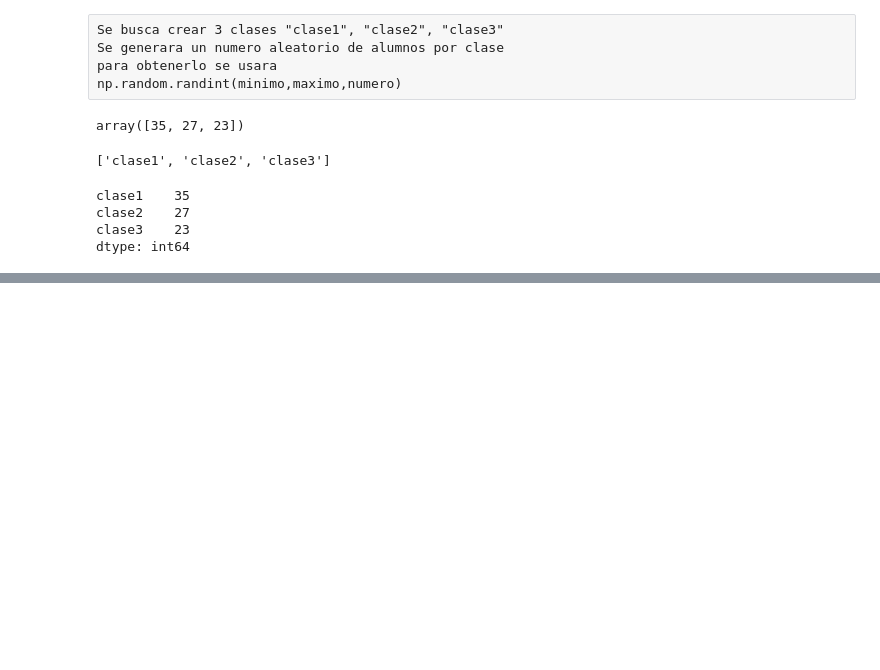
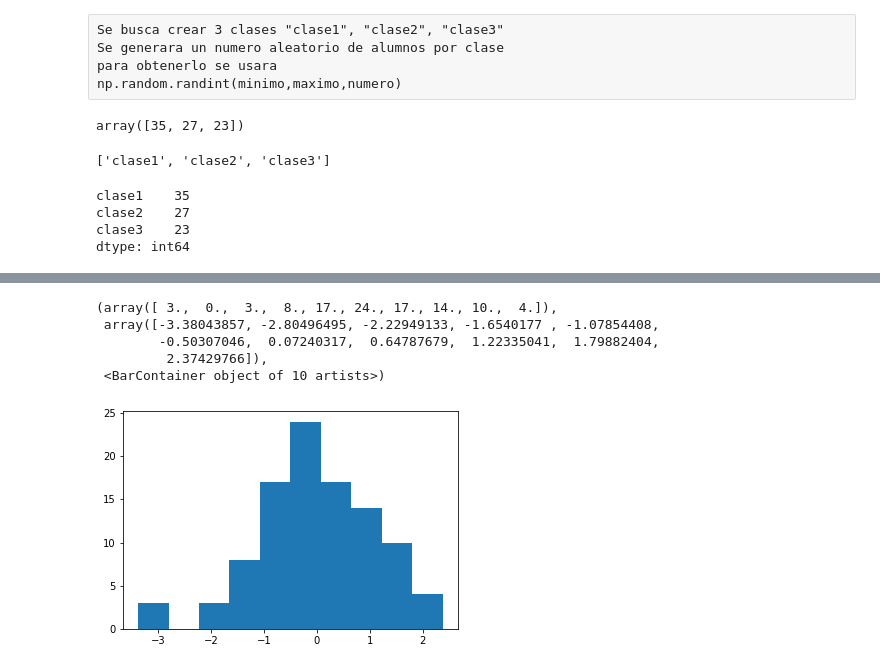
Before and after one commit to Jack21Ace/Cursos-Python, a Jupyter notebook: Pandas_Dataframe.ipynb, the cells around one changed output, grey strips where cells are left out. Cells and saved outputs as stored; diff of their text form; code cells hidden in the pictures; blank space fills up the shorter version.

```diff
--- a/Pandas_Dataframe.ipynb
+++ b/Pandas_Dataframe.ipynb
@@ -648,0 +1431,3 @@ serie['clase']
+# %%
+datos1 = np.random.randn(100)
+datos1
@@ -648,0 +1455,9 @@ serie['clase']
+# %%
+mpl.pyplot.hist(datos1)
+# %% [output]
+(array([ 3.,  0.,  3.,  8., 17., 24., 17., 14., 10.,  4.]),
+ array([-3.38043857, -2.80496495, -2.22949133, -1.6540177 , -1.07854408,
+        -0.50307046,  0.07240317,  0.64787679,  1.22335041,  1.79882404,
+         2.37429766]),
+ <BarContainer object of 10 artists>)
+[figure, added]
```
Also changed, not shown: parts of 165 cells of this notebook, 2 other files.
